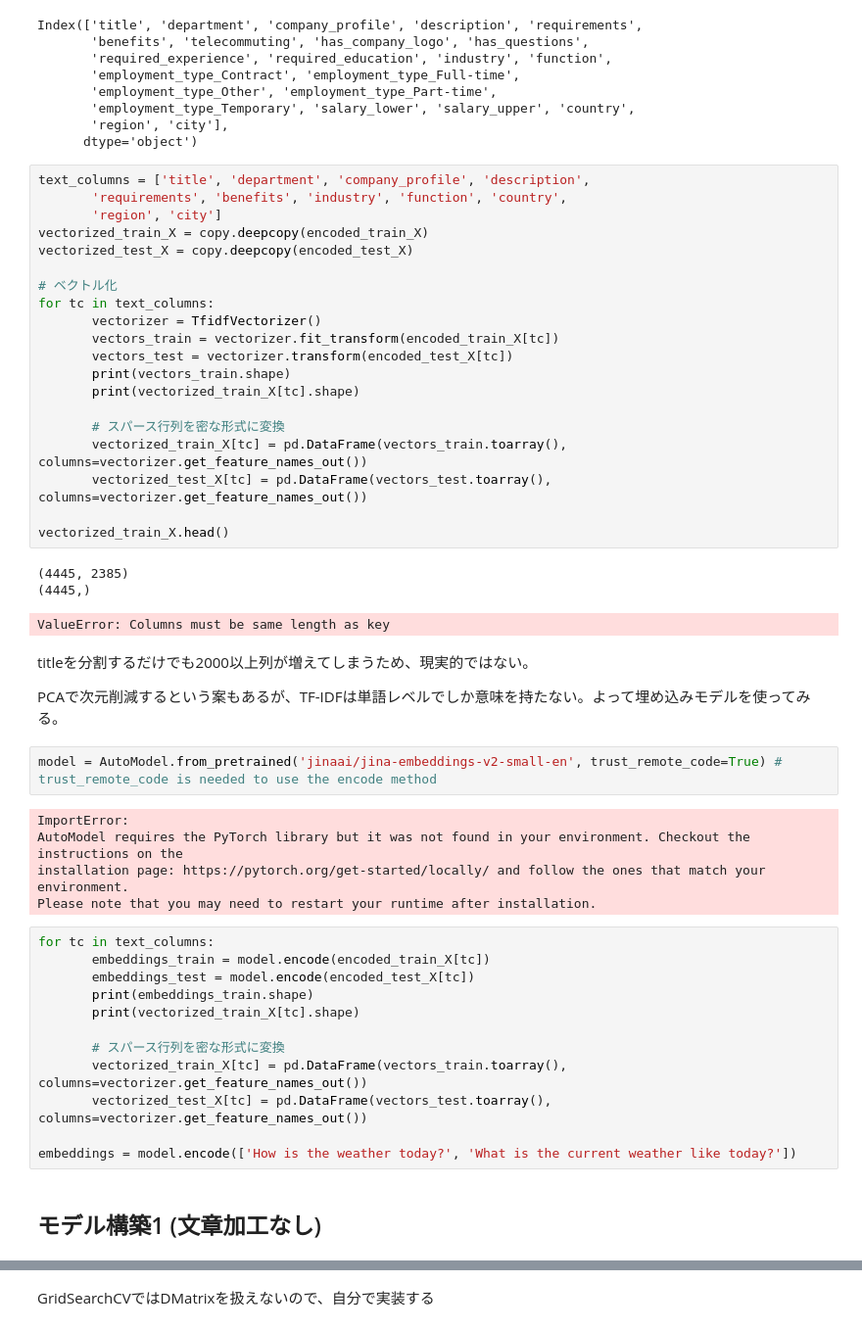
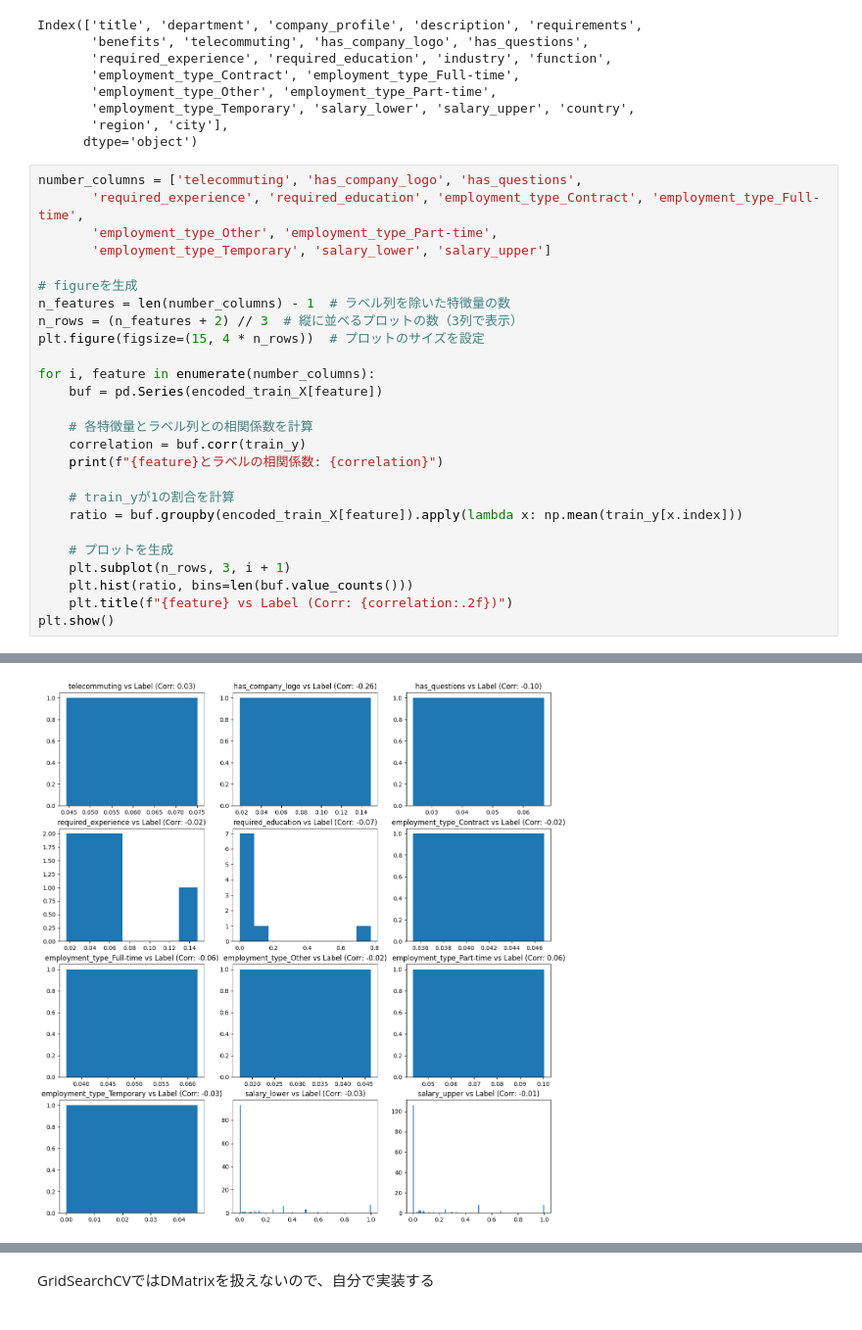
Before and after one commit to AK-8420/FastAPI-AI_vs_User, a Jupyter notebook: XGBoost_test.ipynb, the cells around one changed output, grey strips where cells are left out. Shown at 98% size. Drawn from its saved outputs; the diff is of its cells as text.

Commit message:
Calculate Correlation

```diff
--- a/XGBoost_test.ipynb
+++ b/XGBoost_test.ipynb
@@ -303,52 +450,30 @@ Index(['title', 'department', 'company_profile', 'description', 'requirements',
        'employment_type_Temporary', 'salary_lower', 'salary_upper', 'country',
        'region', 'city'],
       dtype='object')
-# %%
-text_columns = ['title', 'department', 'company_profile', 'description',
-       'requirements', 'benefits', 'industry', 'function', 'country',
-       'region', 'city']
-vectorized_train_X = copy.deepcopy(encoded_train_X)
-vectorized_test_X = copy.deepcopy(encoded_test_X)
-
-# ベクトル化
-for tc in text_columns:
-       vectorizer = TfidfVectorizer()
-       vectors_train = vectorizer.fit_transform(encoded_train_X[tc])
-       vectors_test = vectorizer.transform(encoded_test_X[tc])
-       print(vectors_train.shape)
-       print(vectorized_train_X[tc].shape)
-
-       # スパース行列を密な形式に変換
-       vectorized_train_X[tc] = pd.DataFrame(vectors_train.toarray(), columns=vectorizer.get_feature_names_out())
-       vectorized_test_X[tc] = pd.DataFrame(vectors_test.toarray(), columns=vectorizer.get_feature_names_out())
-
-vectorized_train_X.head()
-# %% [output]
-(4445, 2385)
-(4445,)
-ValueError: Columns must be same length as key
-# %% [markdown]
-titleを分割するだけでも2000以上列が増えてしまうため、現実的ではない。
-
-PCAで次元削減するという案もあるが、TF-IDFは単語レベルでしか意味を持たない。よって埋め込みモデルを使ってみる。
-# %%
-model = AutoModel.from_pretrained('jinaai/jina-embeddings-v2-small-en', trust_remote_code=True) # trust_remote_code is needed to use the encode method
-# %% [output]
-ImportError:
-AutoModel requires the PyTorch library but it was not found in your environment. Checkout the instructions on the
-installation page: https://pytorch.org/get-started/locally/ and follow the ones that match your environment.
-Please note that you may need to restart your runtime after installation.
-# %%
-for tc in text_columns:
-       embeddings_train = model.encode(encoded_train_X[tc])
-       embeddings_test = model.encode(encoded_test_X[tc])
-       print(embeddings_train.shape)
-       print(vectorized_train_X[tc].shape)
-
-       # スパース行列を密な形式に変換
-       vectorized_train_X[tc] = pd.DataFrame(vectors_train.toarray(), columns=vectorizer.get_feature_names_out())
-       vectorized_test_X[tc] = pd.DataFrame(vectors_test.toarray(), columns=vectorizer.get_feature_names_out())
-
-embeddings = model.encode(['How is the weather today?', 'What is the current weather like today?'])
-# %% [markdown]
-## モデル構築1 (文章加工なし)
+# %%
+number_columns = ['telecommuting', 'has_company_logo', 'has_questions',
+       'required_experience', 'required_education', 'employment_type_Contract', 'employment_type_Full-time',
+       'employment_type_Other', 'employment_type_Part-time',
+       'employment_type_Temporary', 'salary_lower', 'salary_upper']
+
+# figureを生成
+n_features = len(number_columns) - 1  # ラベル列を除いた特徴量の数
+n_rows = (n_features + 2) // 3  # 縦に並べるプロットの数（3列で表示）
+plt.figure(figsize=(15, 4 * n_rows))  # プロットのサイズを設定
+
+for i, feature in enumerate(number_columns):
+    buf = pd.Series(encoded_train_X[feature])
+
+    # 各特徴量とラベル列との相関係数を計算
+    correlation = buf.corr(train_y)
+    print(f"{feature}とラベルの相関係数: {correlation}")
+
+    # train_yが1の割合を計算
+    ratio = buf.groupby(encoded_train_X[feature]).apply(lambda x: np.mean(train_y[x.index]))
+
+    # プロットを生成
+    plt.subplot(n_rows, 3, i + 1)
+    plt.hist(ratio, bins=len(buf.value_counts()))
+    plt.title(f"{feature} vs Label (Corr: {correlation:.2f})")
+plt.show()
+# %% [output]
@@ -354,0 +492 @@ embeddings = model.encode(['How is the weather today?', 'What is the current wea
+[figure, added]
```
Also changed, not shown: parts of 36 cells of this notebook.
